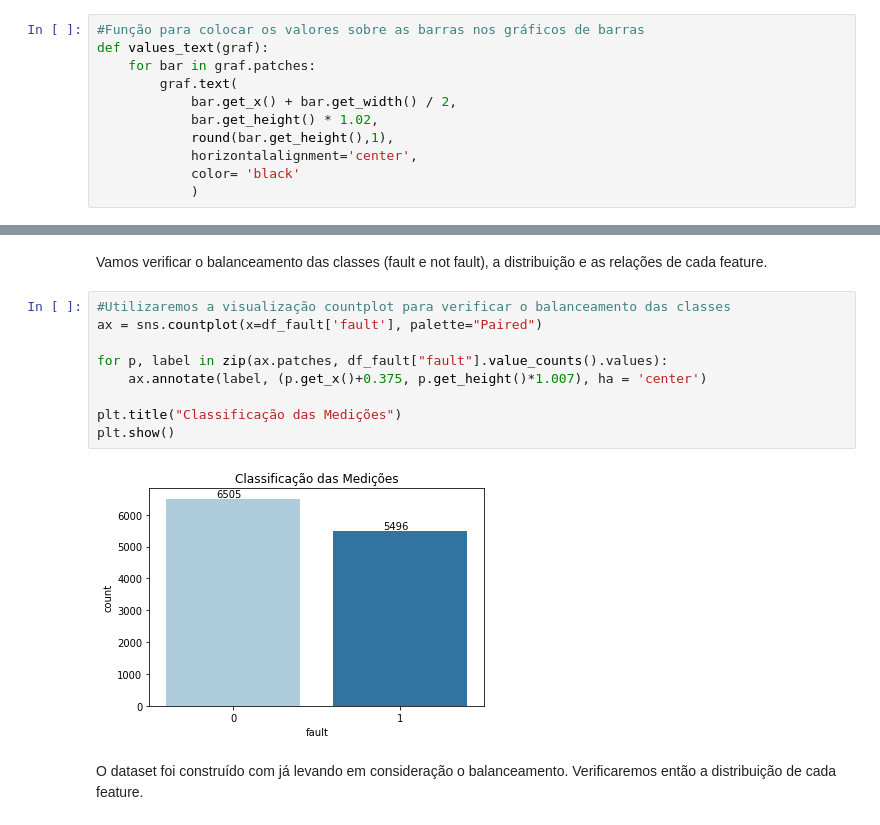
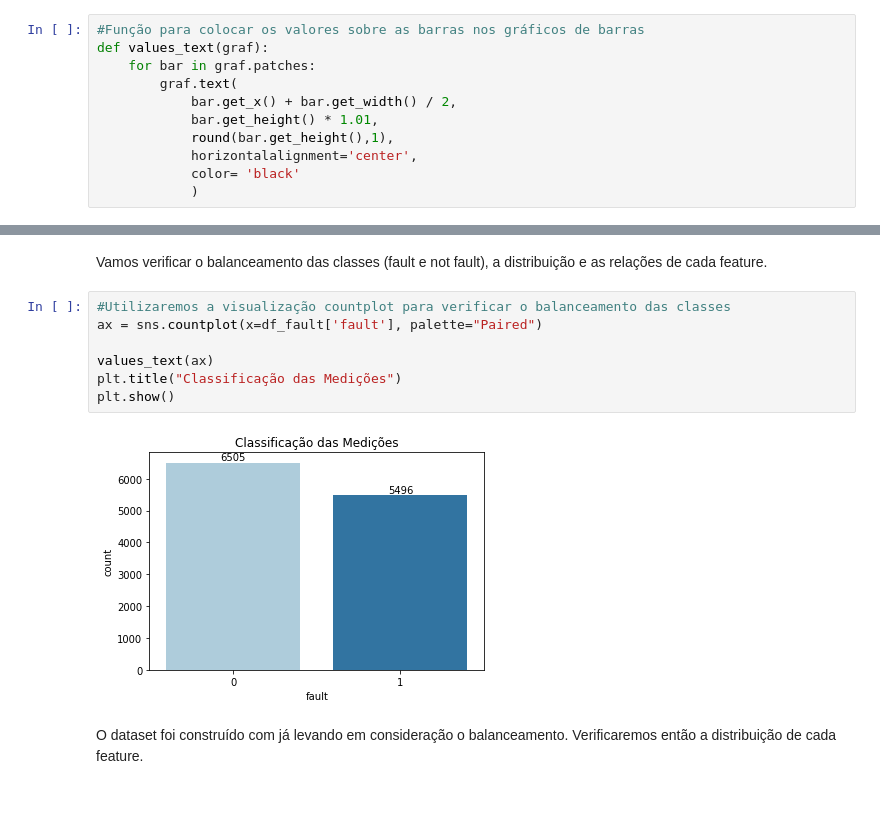
Before and after one commit to romerofernandes/class_fault, a Jupyter notebook: class_fault.ipynb, the cells around one changed output, grey strips where cells are left out. Drawn from its saved outputs; the diff is of its cells as text.

```diff
--- a/class_fault.ipynb
+++ b/class_fault.ipynb
@@ -19,7 +19,7 @@ def values_text(graf):
     for bar in graf.patches:
         graf.text(
             bar.get_x() + bar.get_width() / 2,
-            bar.get_height() * 1.02,
+            bar.get_height() * 1.01,
             round(bar.get_height(),1),
             horizontalalignment='center',
             color= 'black'
@@ -183,14 +183,12 @@ Vamos verificar o balanceamento das classes (fault e not fault), a distribuiçã
 # %%
 #Utilizaremos a visualização countplot para verificar o balanceamento das classes
 ax = sns.countplot(x=df_fault['fault'], palette="Paired")
 
-for p, label in zip(ax.patches, df_fault["fault"].value_counts().values):
-    ax.annotate(label, (p.get_x()+0.375, p.get_height()*1.007), ha = 'center')
-
+values_text(ax)
 plt.title("Classificação das Medições")
 plt.show()
 # %% [output]
-[figure, old version]
+[figure, new version]
 # %% [markdown]
 O dataset foi construído com já levando em consideração o balanceamento. Verificaremos então a distribuição de cada feature.
 # %%
```
Also changed, not shown: parts of 6 cells of this notebook.
